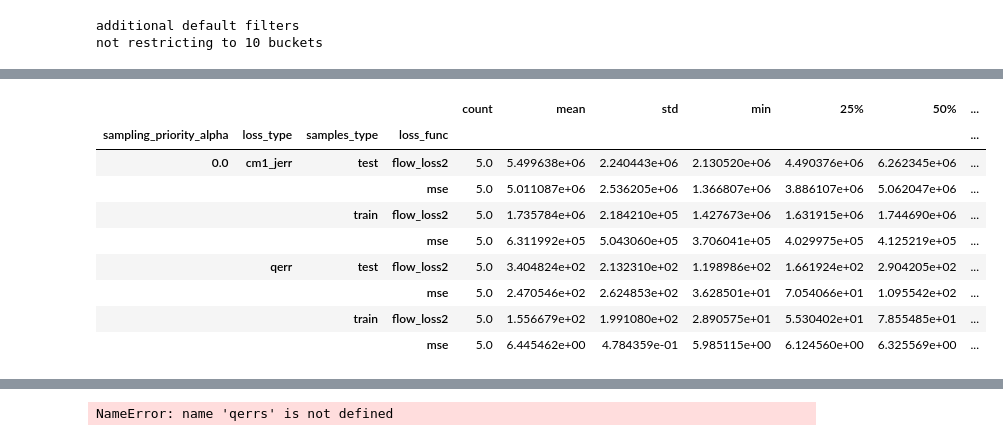
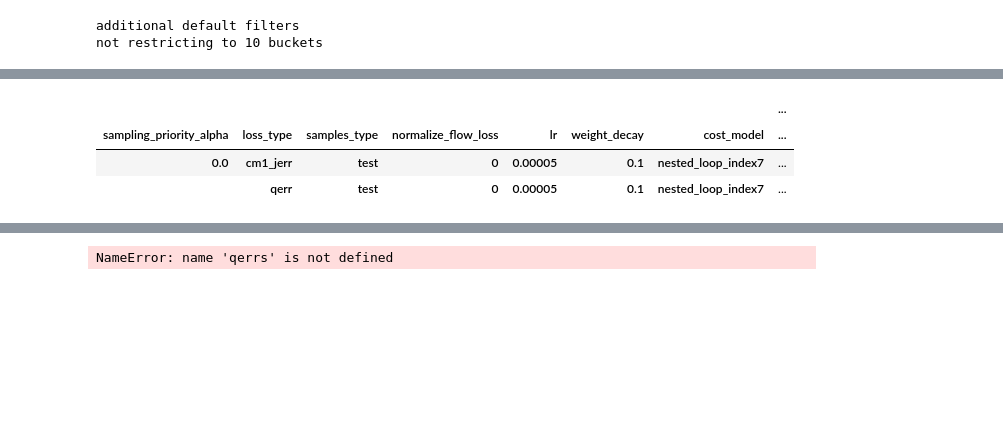
Before and after one commit to parimarjan/learned-cardinalities, a Jupyter notebook: summary_results.ipynb, the cells around one changed output, grey strips where cells are left out. Cells and saved outputs as stored; diff of their text form; code cells hidden in the pictures; blank space fills up the shorter version.

```diff
--- a/summary_results.ipynb
+++ b/summary_results.ipynb
@@ -17,7 +17,17 @@ The autoreload extension is already loaded. To reload it, use:
 # %%
 #RES_DIR = "./all_results/vldb/mysql/myisam/diff2"
 #RES_DIR = "./all_results/vldb/mysql/myisam/diff_mscn_debug2"
-RES_DIR = "/Users/pari/prism-testbed/all_results/mysql_fixed/myisam/diff/"
+
+RES_DIR = "./all_results/mysql/mscn/default/"
+#RES_DIR = "all_results/mysql/fcnn/default/no_norm/"
+#RES_DIR = "all_results/mysql/fcnn/diff/no_norm_rc2/"
+
+#RES_DIR = "all_results/mysql/fcnn/diff/final5_debug_cost01"
+
+#RES_DIR = "all_results/mysql/fcnn/diff/no_norm_rc2_debug"
+
+#RES_DIR = "diff_mse_debug/"
+#RES_DIR = "all_results/mysql/fcnn/diff/final6_all_other_seeds/"
 
 RES_DIRS = []
 RES_DIRS.append(RES_DIR)
@@ -39,4 +49,5 @@ for res_dir in RES_DIRS:
     dfs.append(df)
 df = pd.concat(dfs, ignore_index=True)
 #qerrs = pd.concat(qerr_all, ignore_index=True)
+print(len(df))
 # %% [output]
@@ -103,7 +113,7 @@ all_df = df[df["template"] != "all"]
 df = df[df["template"] == "all"]
 df = df[df["summary_type"] == "mean"]
 #df = df[df["num_tables"] == "all"]
-df = df[df.debug_set == 1]
+#df = df[df.debug_set == 1]
 
 print("additional default filters")
 
@@ -169,8 +179,9 @@ cur_df = cur_df[cur_df.loss_type.isin(["cm1_jerr", "qerr"])]
 #cur_df = cur_df[cur_df.loss_func == "mse"]
 #cur_df = cur_df[cur_df.samples_type == "test"]
 
-cur_df.groupby(["diff_templates_seed", "sampling_priority_alpha",
-                "loss_type", "samples_type", "loss_func"]).describe()["loss"]
+cur_df = cur_df[cur_df.samples_type == "test"]
+cur_df.groupby(["diff_templates_seed", "weight_decay", "lr",
+                "loss_type", "samples_type", "normalize_flow_loss", "cost_model", "loss_func"]).describe()["loss"]
 
 # cur_df.groupby(["loss_func", "weight_decay", "num_hidden_layers", "hidden_layer_size",
 #                 "max_epochs", "lr",  "loss_type", "samples_type",
@@ -197,17 +200,11 @@ cur_df.groupby(["diff_templates_seed", "sampling_priority_alpha",
 # %%
 cur_df.groupby([ "sampling_priority_alpha",
-                "loss_type", "samples_type", "loss_func"]).describe()["loss"]
+                "loss_type", "samples_type", "normalize_flow_loss", "lr", "weight_decay", "cost_model", "loss_func"]).describe()["loss"]
 # %% [output]
-|  |  |  |  | count | mean | std | min | 25% | 50% | ... |
-| sampling_priority_alpha | loss_type | samples_type | loss_func |  |  |  |  |  |  | ... |
-| 0.0 | cm1_jerr | test | flow_loss2 | 5.0 | 5.499638e+06 | 2.240443e+06 | 2.130520e+06 | 4.490376e+06 | 6.262345e+06 | ... |
-|  |  |  | mse | 5.0 | 5.011087e+06 | 2.536205e+06 | 1.366807e+06 | 3.886107e+06 | 5.062047e+06 | ... |
-|  |  | train | flow_loss2 | 5.0 | 1.735784e+06 | 2.184210e+05 | 1.427673e+06 | 1.631915e+06 | 1.744690e+06 | ... |
-|  |  |  | mse | 5.0 | 6.311992e+05 | 5.043060e+05 | 3.706041e+05 | 4.029975e+05 | 4.125219e+05 | ... |
-|  | qerr | test | flow_loss2 | 5.0 | 3.404824e+02 | 2.132310e+02 | 1.198986e+02 | 1.661924e+02 | 2.904205e+02 | ... |
-|  |  |  | mse | 5.0 | 2.470546e+02 | 2.624853e+02 | 3.628501e+01 | 7.054066e+01 | 1.095542e+02 | ... |
-|  |  | train | flow_loss2 | 5.0 | 1.556679e+02 | 1.991080e+02 | 2.890575e+01 | 5.530402e+01 | 7.855485e+01 | ... |
-|  |  |  | mse | 5.0 | 6.445462e+00 | 4.784359e-01 | 5.985115e+00 | 6.124560e+00 | 6.325569e+00 | ... |
+|  |  |  |  |  |  |  | ... |
+| sampling_priority_alpha | loss_type | samples_type | normalize_flow_loss | lr | weight_decay | cost_model | ... |
+| 0.0 | cm1_jerr | test | 0 | 0.00005 | 0.1 | nested_loop_index7 | ... |
+|  | qerr | test | 0 | 0.00005 | 0.1 | nested_loop_index7 | ... |
 # %%
 # cur_df = cur_df[cur_df.hidden_layer_size == 128]
 # cur_df = cur_df[cur_df.feat_rel_pg_ests_onehot == 0]
```
Also changed, not shown: parts of 8 cells of this notebook, 10 other files.
